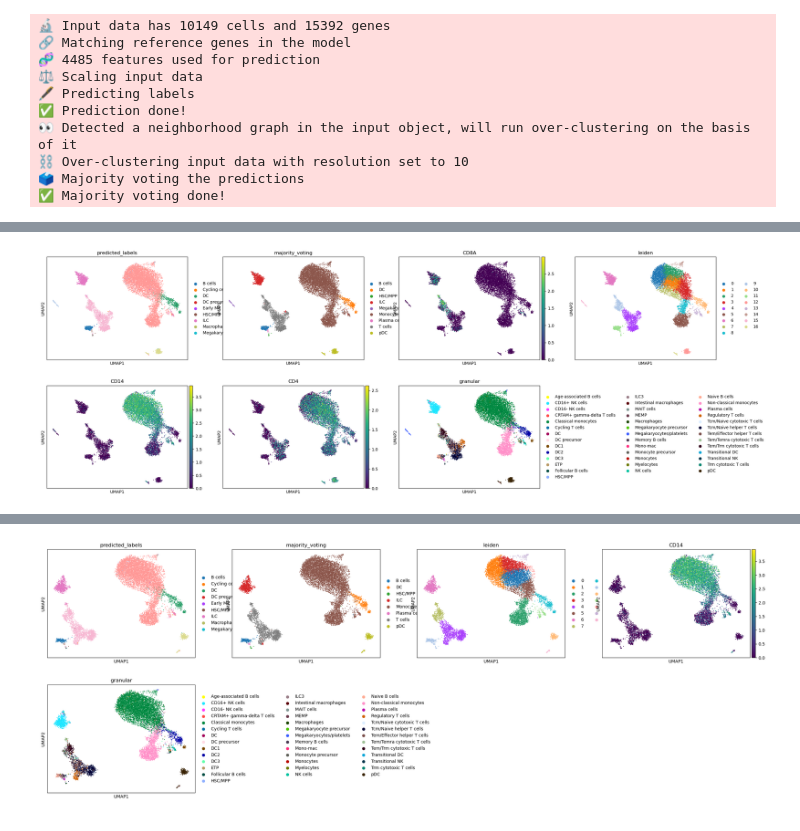
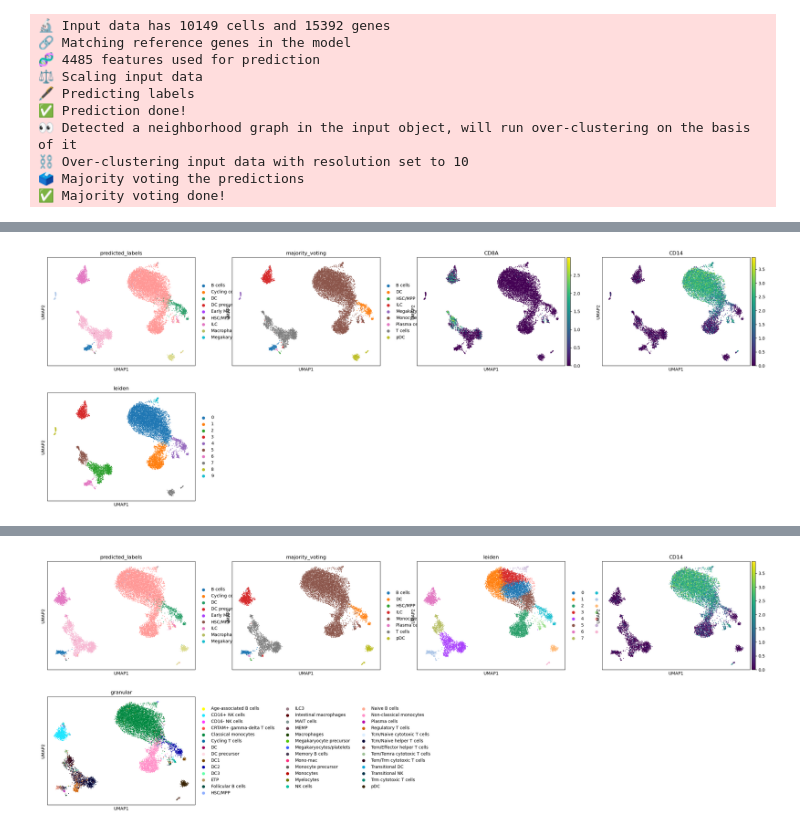
Before and after one commit to bionetslab/netmap-evaluation, a Jupyter notebook: src/manuscript_blood/data_preprocessing/preprocess_blood_10x_rep2_kallisto_cellbender.ipynb, the cells around one changed output, grey strips where cells are left out. Drawn from its saved outputs; the diff is of its cells as text; code cells hidden in the pictures.

Commit message:
cleanup blood analysis files

```diff
--- a/src/manuscript_blood/data_preprocessing/preprocess_blood_10x_rep2_kallisto_cellbender.ipynb
+++ b/src/manuscript_blood/data_preprocessing/preprocess_blood_10x_rep2_kallisto_cellbender.ipynb
@@ -7,7 +7,7 @@ import scanpy as sc
 import numpy as np
 np.random.seed(12)
 # %%
-adata = sc.read_h5ad('/data_nfs/og86asub/netmap/netmap-evaluation/netmap/data/blood/SRR/kallisto/mtx_conversions/10x_rep2/10x_rep2_cellbender_filter_matrix.h5ad')
+adata = sc.read_h5ad('/data_nfs/og86asub/netmap/netmap-evaluation/data/blood/SRR/kallisto/mtx_conversions/10x_rep2/10x_rep2_cellbender_filter_matrix.h5ad')
 # %%
 adata.var = adata.var.reset_index()
 adata.var = adata.var.set_index("gene_symbol")
@@ -133,7 +123,7 @@ AnnData object with n_obs × n_vars = 10149 × 15392
 # %%
-sc.pl.umap(adata, color = [ 'predicted_labels', 'majority_voting','CD8A' , 'leiden', 'CD14', 'CD4', 'granular'])
+sc.pl.umap(adata, color = [ 'predicted_labels', 'majority_voting', 'CD8A', 'CD14', 'leiden'])
 # %% [output]
-[figure, old version]
+[figure, new version]
 # %%
 celltype_mapping_2 = {
     '0': 'cd14+_monocytes',
```
Also changed, not shown: parts of 9 cells of this notebook, 17 other files.
